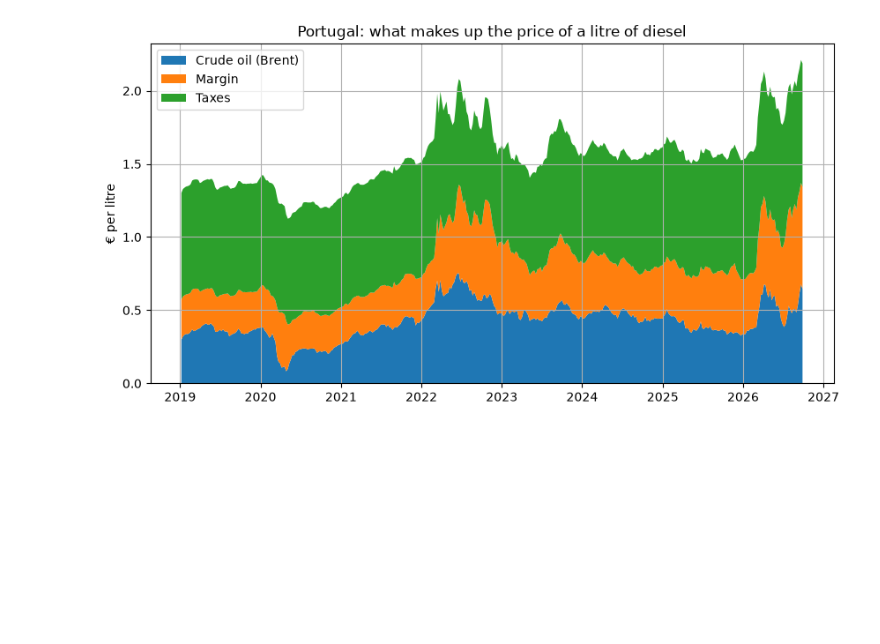
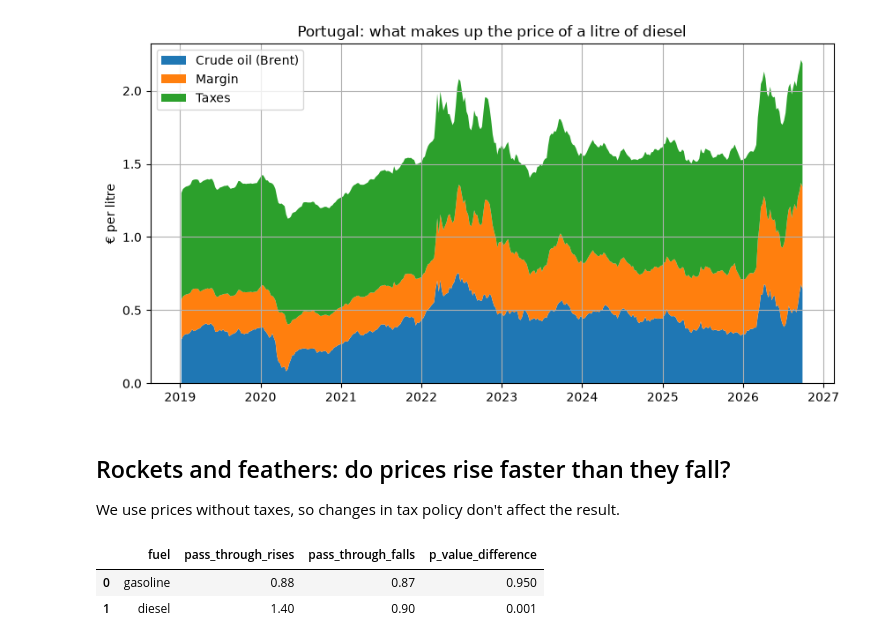
Before and after one commit to josepaulonunes/fuel-prices-portugal, a Jupyter notebook: notebooks/02_fuel_prices.ipynb, the cells around one changed output. Cells and saved outputs as stored; diff of their text form; code cells hidden in the pictures; blank space fills up the shorter version.

Commit message:
Test rockets and feathers with a regression

```diff
--- a/notebooks/02_fuel_prices.ipynb
+++ b/notebooks/02_fuel_prices.ipynb
@@ -172,3 +172,52 @@ plt.savefig("../figures/diesel_price_decomposition.png")
 plt.show()
 # %% [output]
 [figure]
+# %% [markdown]
+## Rockets and feathers: do prices rise faster than they fall?
+We use prices without taxes, so changes in tax policy don't affect the result.
+# %%
+# Import the regression library
+import statsmodels.formula.api as smf
+
+# Weekly change in Brent, split into rises and falls
+df["d_brent"] = df["brent_eur_litre"].diff()
+df["brent_up"] = df["d_brent"].clip(lower=0)
+df["brent_down"] = df["d_brent"].clip(upper=0)
+
+# The same changes one week earlier (prices can take more than a week to adjust)
+df["brent_up_lag"] = df["brent_up"].shift(1)
+df["brent_down_lag"] = df["brent_down"].shift(1)
+
+# Weekly change in pump prices without taxes
+df["d_gasoline"] = df["gasoline_without_tax"].diff()
+df["d_diesel"] = df["diesel_without_tax"].diff()
+# %%
+# Run one regression per fuel and save the results
+results = []
+
+for fuel_name in ["gasoline", "diesel"]:
+    formula = f"d_{fuel_name} ~ brent_up + brent_up_lag + brent_down + brent_down_lag"
+    model = smf.ols(formula, data=df).fit()
+
+    # Total pass-through after two weeks, for rises and for falls
+    pass_up = model.params["brent_up"] + model.params["brent_up_lag"]
+    pass_down = model.params["brent_down"] + model.params["brent_down_lag"]
+
+    # Test if rises and falls are passed through equally
+    test = model.f_test("brent_up + brent_up_lag = brent_down + brent_down_lag")
+
+    results.append({
+        "fuel": fuel_name,
+        "pass_through_rises": round(pass_up, 2),
+        "pass_through_falls": round(pass_down, 2),
+        "p_value_difference": round(float(test.pvalue), 3),
+    })
+
+# Show the results as a table and save them
+results = pd.DataFrame(results)
+results.to_csv("../data/processed/rockets_feathers_results.csv", index=False)
+results
+# %% [output]
+|  | fuel | pass_through_rises | pass_through_falls | p_value_difference |
+| 0 | gasoline | 0.88 | 0.87 | 0.950 |
+| 1 | diesel | 1.40 | 0.90 | 0.001 |
```
Also changed, not shown: parts of 1 cell of this notebook, 1 other file.
